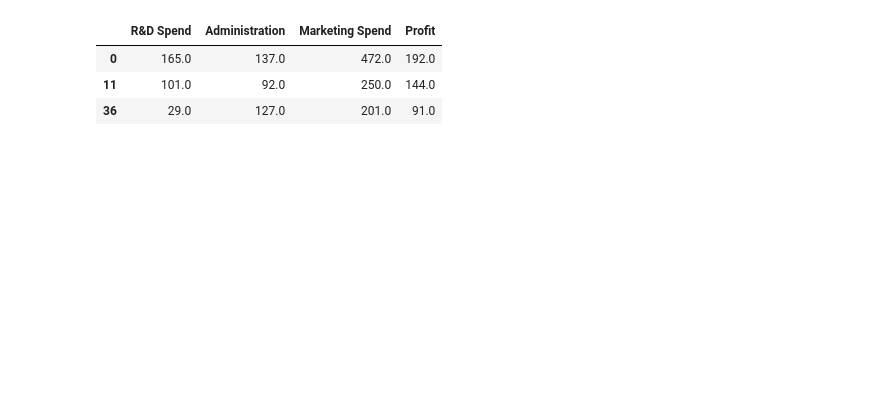
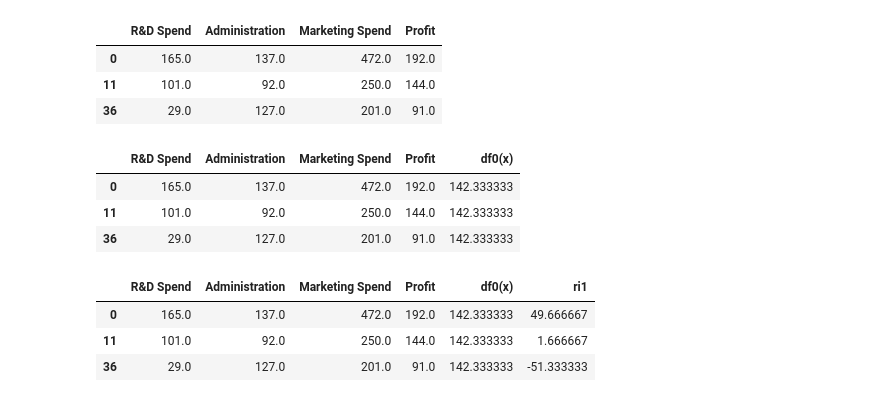
Before and after one commit to ajaykumar080286/MachineLearning, a Jupyter notebook: 57_Gradient_Boosting_Algorithm.ipynb, the cells around one changed output. Drawn from its saved outputs; the diff is of its cells as text; code cells hidden in the pictures; blank space fills up the shorter version.

```diff
--- a/57_Gradient_Boosting_Algorithm.ipynb
+++ b/57_Gradient_Boosting_Algorithm.ipynb
@@ -25,0 +29,7 @@ df.head()
+# %%
+df
+# %% [output]
+|  | R&D Spend | Administration | Marketing Spend | Profit | df0(x) |
+| 0 | 165.0 | 137.0 | 472.0 | 192.0 | 142.333333 |
+| 11 | 101.0 | 92.0 | 250.0 | 144.0 | 142.333333 |
+| 36 | 29.0 | 127.0 | 201.0 | 91.0 | 142.333333 |
@@ -25,0 +38,7 @@ df.head()
+# %%
+df
+# %% [output]
+|  | R&D Spend | Administration | Marketing Spend | Profit | df0(x) | ri1 |
+| 0 | 165.0 | 137.0 | 472.0 | 192.0 | 142.333333 | 49.666667 |
+| 11 | 101.0 | 92.0 | 250.0 | 144.0 | 142.333333 | 1.666667 |
+| 36 | 29.0 | 127.0 | 201.0 | 91.0 | 142.333333 | -51.333333 |
```
Also changed, not shown: parts of 6 cells of this notebook.
